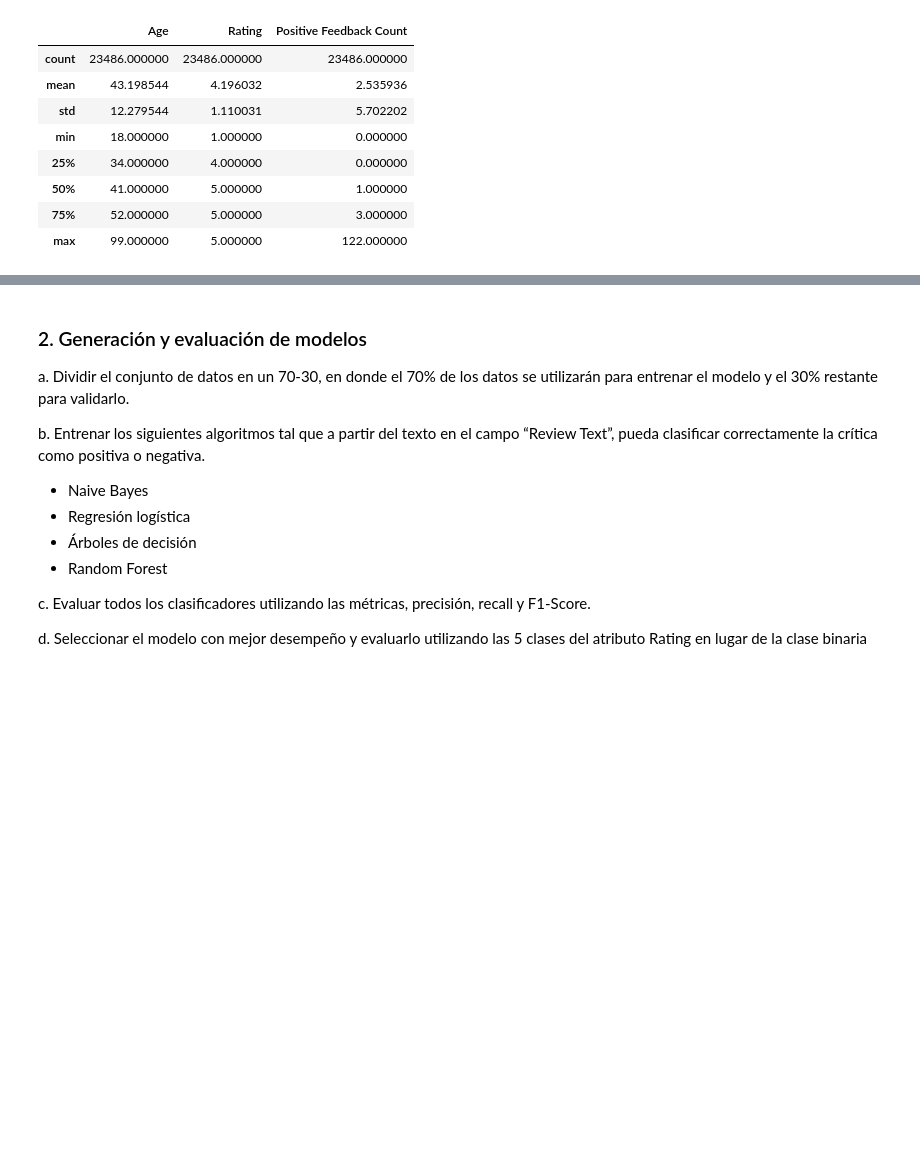
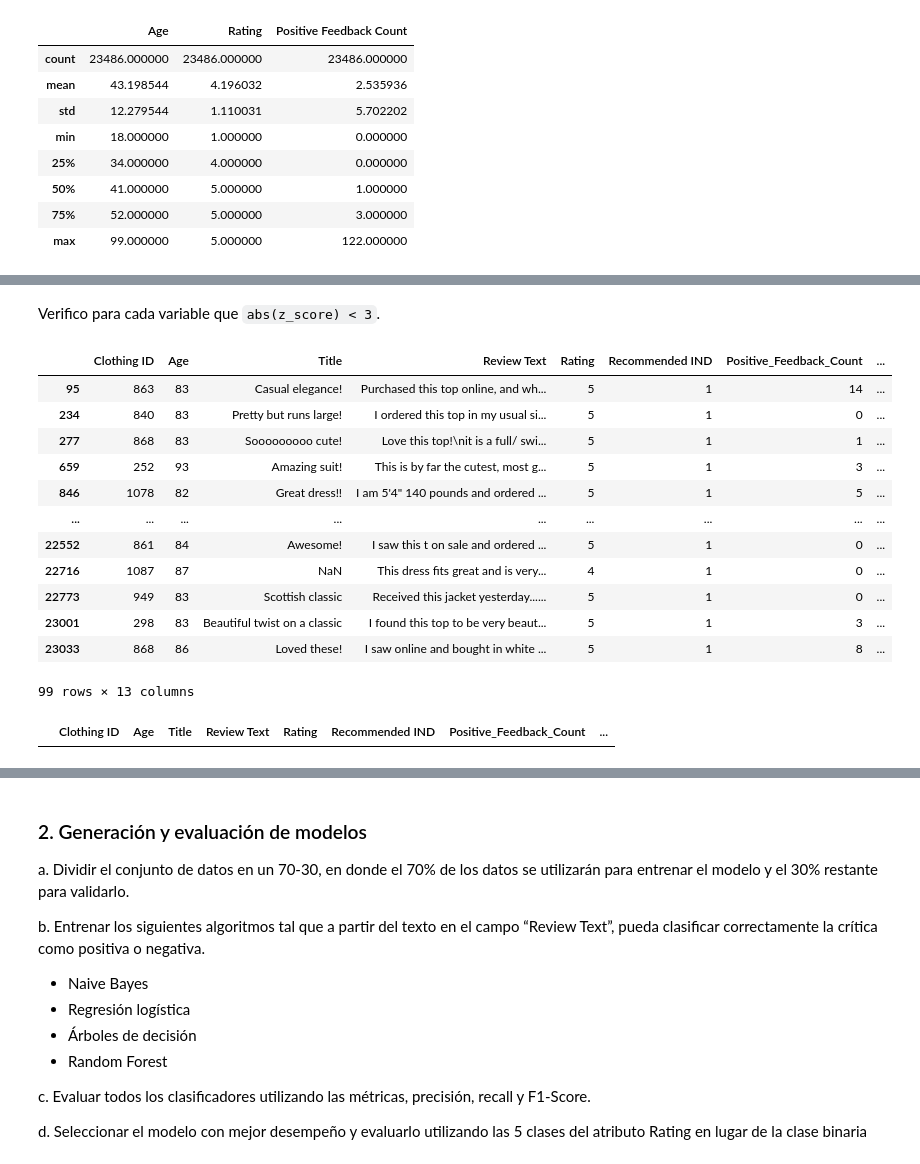
Before and after one commit to 1gnacio/orgadatos-collab-tp2, a Jupyter notebook: TP2.ipynb, the cells around one changed output, grey strips where cells are left out. Saved outputs shown, nothing was run; the diff lists cells and outputs as text; code cells hidden in the pictures; blank space fills up the shorter version.

```diff
--- a/TP2.ipynb
+++ b/TP2.ipynb
@@ -134,0 +167,12 @@ cuantitativas.describe()
+# %%
+# z_score edad
+data['z_Age']=st.zscore(data.Age)
+
+# z_score modificado Rating
+data['z_Rating']=st.zscore(data.Rating)
+
+# z_score modificado Positive Feedback Count
+data.rename(columns={'Positive Feedback Count':'Positive_Feedback_Count'}, inplace=True)
+data['z_PFC']=st.zscore(data.Positive_Feedback_Count)
+
+data[['Age', 'Rating', 'Positive_Feedback_Count', 'z_Age', 'z_Rating', 'z_PFC']]
@@ -134,0 +193,22 @@ cuantitativas.describe()
+# %% [markdown]
+Verifico para cada variable que `abs(z_score) < 3`.
+# %%
+data[abs(data['z_Age']) > 3]
+# %% [output]
+|  | Clothing ID | Age | Title | Review Text | Rating | Recommended IND | Positive_Feedback_Count | ... |
+| 95 | 863 | 83 | Casual elegance! | Purchased this top online, and wh... | 5 | 1 | 14 | ... |
+| 234 | 840 | 83 | Pretty but runs large! | I ordered this top in my usual si... | 5 | 1 | 0 | ... |
+| 277 | 868 | 83 | Sooooooooo cute! | Love this top!\nit is a full/ swi... | 5 | 1 | 1 | ... |
+| 659 | 252 | 93 | Amazing suit! | This is by far the cutest, most g... | 5 | 1 | 3 | ... |
+| 846 | 1078 | 82 | Great dress!! | I am 5'4" 140 pounds and ordered ... | 5 | 1 | 5 | ... |
+| ... | ... | ... | ... | ... | ... | ... | ... | ... |
+| 22552 | 861 | 84 | Awesome! | I saw this t on sale and ordered ... | 5 | 1 | 0 | ... |
+| 22716 | 1087 | 87 | NaN | This dress fits great and is very... | 4 | 1 | 0 | ... |
+| 22773 | 949 | 83 | Scottish classic | Received this jacket yesterday...... | 5 | 1 | 0 | ... |
+| 23001 | 298 | 83 | Beautiful twist on a classic | I found this top to be very beaut... | 5 | 1 | 3 | ... |
+| 23033 | 868 | 86 | Loved these! | I saw online and bought in white ... | 5 | 1 | 8 | ... |
+99 rows × 13 columns
+# %%
+data[abs(data['z_Rating']) > 3]
+# %% [output]
+|  | Clothing ID | Age | Title | Review Text | Rating | Recommended IND | Positive_Feedback_Count | ... |
```
Also changed, not shown: parts of 35 cells of this notebook.
